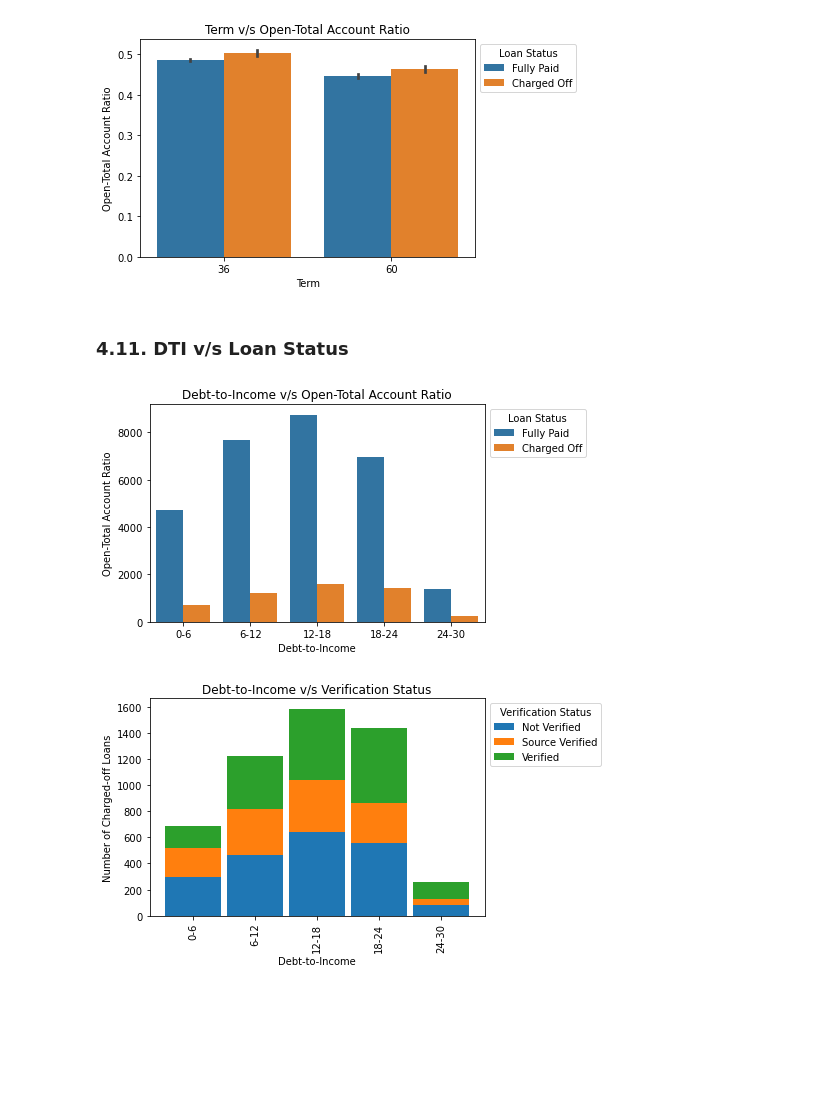
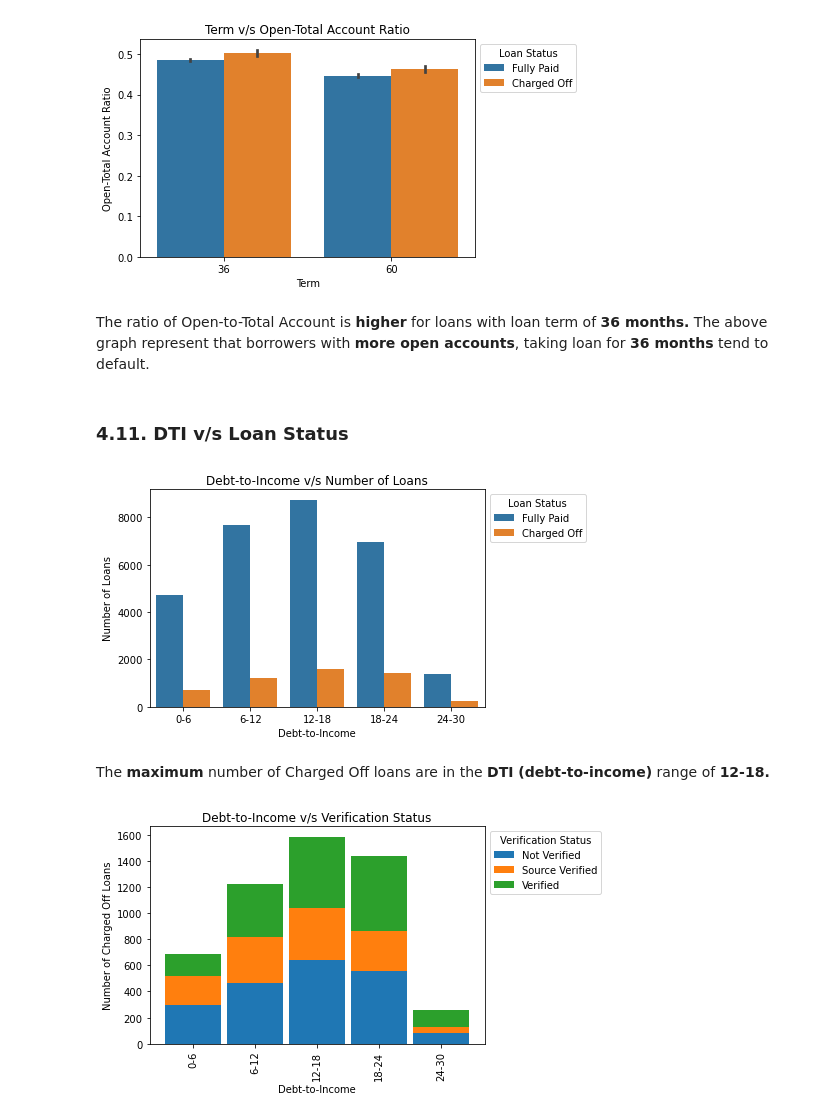
Before and after one commit to nazneenansari/LendingClubCaseStudy, a Jupyter notebook: Nazneen_Ansari.ipynb, the cells around one changed output. Saved outputs shown, nothing was run; the diff lists cells and outputs as text; code cells hidden in the pictures; blank space fills up the shorter version.

```diff
--- a/Nazneen_Ansari.ipynb
+++ b/Nazneen_Ansari.ipynb
@@ -51,7 +51,7 @@ np.__version__
 # %% [markdown]
 #### Importing the Dataset
 # %%
-loan_data= pd.read_csv('loan.csv')   # Importing training dataset using pd.read_csv. Read from Git location
+loan_data= pd.read_csv('https://raw.githubusercontent.com/nazneenansari/dataset/master/loan.csv')   # Importing dataset using pd.read_csv. Read from Git location
 # %% [markdown]
 ### 3. Data Profiling <a id=section3></a>
 # %% [markdown]
@@ -819,18 +811,22 @@ fig.savefig('Term - Open-Total Account Ratio.png', dpi=100)
 plt.show()
 # %% [output]
 [figure]
+# %% [markdown]
+The ratio of Open-to-Total Account is __higher__ for loans with loan term of __36 months.__ The above graph represent that borrowers with __more open accounts__, taking loan for __36 months__ tend to default.
 # %% [markdown]
 ### 4.11. <a id=section411></a> DTI v/s Loan Status
 # %%
 ax=sns.countplot( x = 'dti_groups', data = loan_data,hue = 'loan_status')
-ax.set(xlabel='Debt-to-Income', ylabel='Open-Total Account Ratio')
+ax.set(xlabel='Debt-to-Income', ylabel='Number of Loans')
 ax.legend(title= 'Loan Status', bbox_to_anchor =(1.0, 1.0), ncol = 1)
-plt.title('Debt-to-Income v/s Open-Total Account Ratio')
+plt.title('Debt-to-Income v/s Number of Loans')
 fig = ax.get_figure()
-fig.savefig('Debt-to-Income - Open-Total Account Ratio.png', dpi=100)
+fig.savefig('Debt-to-Income - Number of Loans.png', dpi=100)
 plt.show()
 # %% [output]
-[figure, old version]
+[figure, new version]
+# %% [markdown]
+The __maximum__ number of Charged Off loans are in the __DTI (debt-to-income)__ range of __12-18.__
 # %%
 df2 = loan_data[loan_data['loan_status'] == 'Charged Off'].groupby(['dti_groups','verification_status']).size().reset_index().pivot(columns='verification_status', index='dti_groups' , values=0).fillna(0)
 ax = df2.plot( kind="bar" , stacked=True , sort_columns =True ,width=0.9)
```
Also changed, not shown: parts of 18 cells of this notebook.
